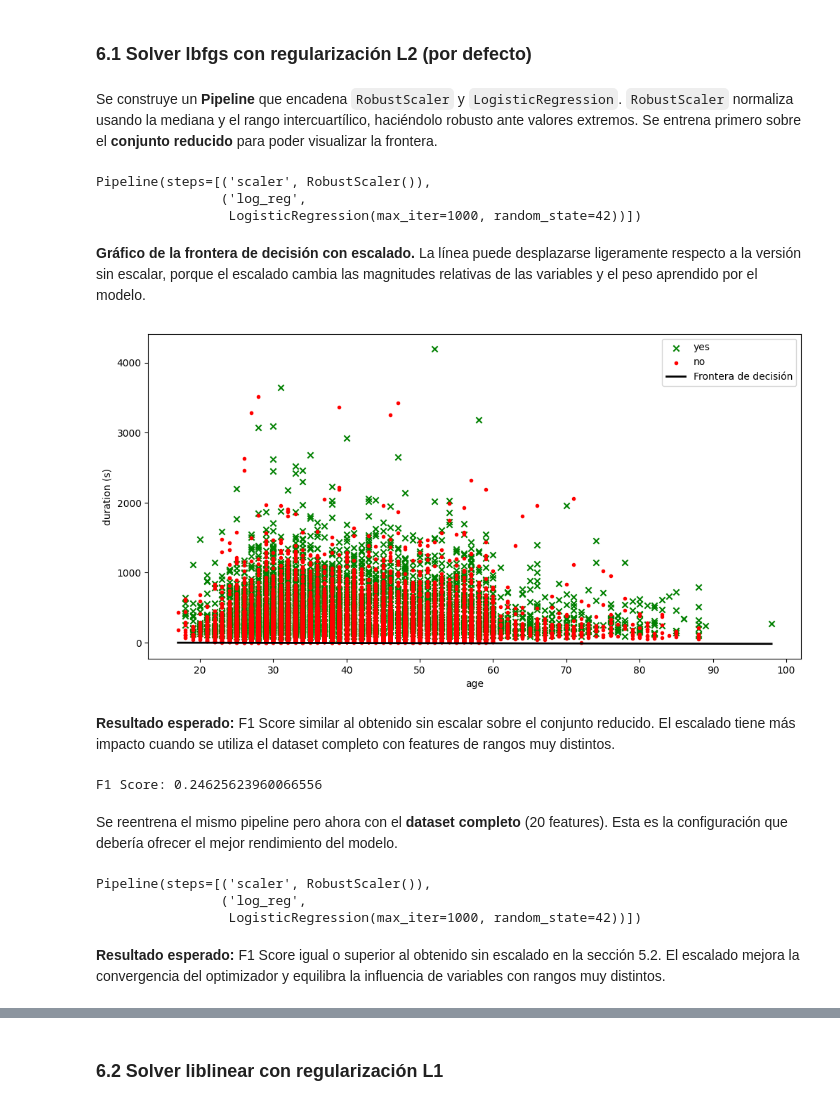
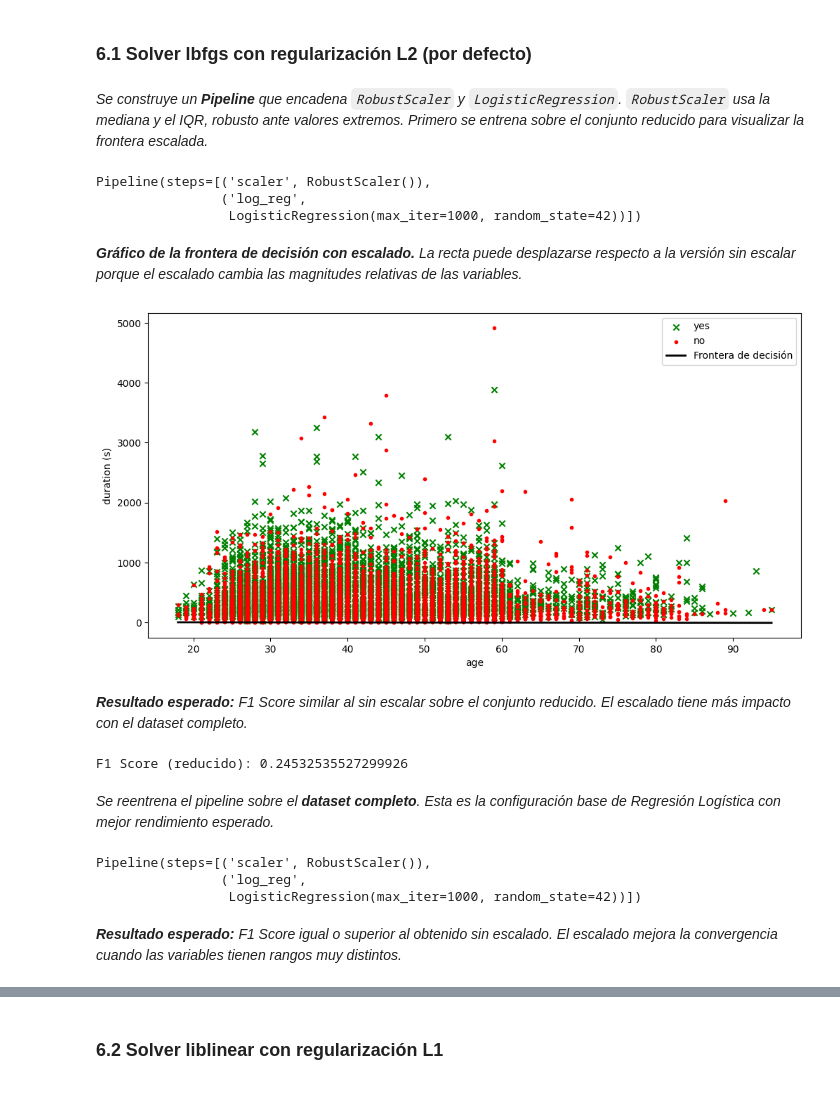
Before and after one commit to Ariellopez21/topicos-d, a Jupyter notebook: tarea_4/Regresion_Logistica_Campana_Bancaria.ipynb, the cells around one changed output, grey strips where cells are left out. Drawn from its saved outputs; the diff is of its cells as text; code cells hidden in the pictures.

```diff
--- a/tarea_4/Regresion_Logistica_Campana_Bancaria.ipynb
+++ b/tarea_4/Regresion_Logistica_Campana_Bancaria.ipynb
@@ -103,5 +85,5 @@ Se carga el dataset desde el archivo CSV. El parámetro `sep=";"` es necesario p
 # %%
-df = pd.read_csv("bank-additional-full.csv", sep=";")
+df = pd.read_csv('bank-full.csv', sep=';')
 # %% [markdown]
 ## 2. Visualización preliminar de la información
 # %% [markdown]
@@ -242,0 +198,5 @@ Se aplica el imputador a los tres subconjuntos y se restaura el resultado como `
+# %%
+cat_cols = X_train.select_dtypes(include='object').columns.tolist()
+num_cols = X_train.select_dtypes(exclude='object').columns.tolist()
+print('Categóricas:', cat_cols)
+print('Numéricas  :', num_cols)
@@ -242,0 +229,4 @@ Se aplica el imputador a los tres subconjuntos y se restaura el resultado como `
+# %%
+X_train_prep = pd.concat([X_train[num_cols], X_train_cat], axis=1)
+X_val_prep   = pd.concat([X_val[num_cols],   X_val_cat],   axis=1)
+X_test_prep  = pd.concat([X_test[num_cols],  X_test_cat],  axis=1)
@@ -243,10 +235,5 @@ Se aplica el imputador a los tres subconjuntos y se restaura el resultado como `
 # %%
-X_train_prep = pd.DataFrame(
-    imputer.fit_transform(X_train_prep),
-    columns=X_train_prep.columns, index=y_train.index)
-X_val_prep = pd.DataFrame(
-    imputer.fit_transform(X_val_prep),
-    columns=X_val_prep.columns, index=y_val.index)
-X_test_prep = pd.DataFrame(
-    imputer.fit_transform(X_test_prep),
-    columns=X_test_prep.columns, index=y_test.index)
+imputer = SimpleImputer(strategy='median')
+X_train_prep = pd.DataFrame(imputer.fit_transform(X_train_prep), columns=X_train_prep.columns, index=X_train_prep.index)
+X_val_prep   = pd.DataFrame(imputer.transform(X_val_prep),       columns=X_val_prep.columns,   index=X_val_prep.index)
+X_test_prep  = pd.DataFrame(imputer.transform(X_test_prep),      columns=X_test_prep.columns,  index=X_test_prep.index)
@@ -353,6 +315,6 @@ F1 Score: 0.5046480743691899
 # %% [markdown]
 ### 6.1 Solver lbfgs con regularización L2 (por defecto)
 # %% [markdown]
-Se construye un **Pipeline** que encadena `RobustScaler` y `LogisticRegression`. `RobustScaler` normaliza usando la mediana y el rango intercuartílico, haciéndolo robusto ante valores extremos. Se entrena primero sobre el **conjunto reducido** para poder visualizar la frontera.
+_Se construye un **Pipeline** que encadena `RobustScaler` y `LogisticRegression`. `RobustScaler` usa la mediana y el IQR, robusto ante valores extremos. Primero se entrena sobre el conjunto reducido para visualizar la frontera escalada._
 # %%
 log_reg_sc = Pipeline([
@@ -365,29 +327,23 @@ Pipeline(steps=[('scaler', RobustScaler()),
                 ('log_reg',
                  LogisticRegression(max_iter=1000, random_state=42))])
 # %% [markdown]
-**Gráfico de la frontera de decisión con escalado.** La línea puede desplazarse ligeramente respecto a la versión sin escalar, porque el escalado cambia las magnitudes relativas de las variables y el peso aprendido por el modelo.
+_**Gráfico de la frontera de decisión con escalado.** La recta puede desplazarse respecto a la versión sin escalar porque el escalado cambia las magnitudes relativas de las variables._
 # %%
 plt.figure(figsize=(12, 6))
-plt.scatter(X_train_reduced["age"][y_train == "yes"],
-            X_train_reduced["duration"][y_train == "yes"], c="g", marker="x", label="yes")
-plt.scatter(X_train_reduced["age"][y_train == "no"],
-            X_train_reduced["duration"][y_train == "no"], c="r", marker=".", label="no")
-plot_lr_decision_boundary(log_reg_sc.named_steps["log_reg"],
-    X_train_reduced["age"].min(), X_train_reduced["age"].max())
-plt.xlabel("age")
-plt.ylabel("duration (s)")
-plt.legend()
-plt.show()
+plt.scatter(X_train_reduced['age'][y_train=='yes'], X_train_reduced['duration'][y_train=='yes'], c='g', marker='x', label='yes')
+plt.scatter(X_train_reduced['age'][y_train=='no'],  X_train_reduced['duration'][y_train=='no'],  c='r', marker='.', label='no')
+plot_lr_decision_boundary(log_reg_sc.named_steps['log_reg'], X_train_reduced['age'].min(), X_train_reduced['age'].max())
+plt.xlabel('age'); plt.ylabel('duration (s)'); plt.legend(); plt.show()
 # %% [output]
-[figure, old version]
+[figure, new version]
 # %% [markdown]
-**Resultado esperado:** F1 Score similar al obtenido sin escalar sobre el conjunto reducido. El escalado tiene más impacto cuando se utiliza el dataset completo con features de rangos muy distintos.
+_**Resultado esperado:** F1 Score similar al sin escalar sobre el conjunto reducido. El escalado tiene más impacto con el dataset completo._
 # %%
-y_pred_reduced_sc = log_reg_sc.predict(X_val_reduced)
-print("F1 Score:", f1_score(y_pred_reduced_sc, y_val, pos_label="yes"))
+y_pred_red_sc = log_reg_sc.predict(X_val_reduced)
+print('F1 Score (reducido):', f1_score(y_pred_red_sc, y_val, pos_label='yes'))
 # %% [output]
-F1 Score: 0.24625623960066556
+F1 Score (reducido): 0.24532535527299926
 # %% [markdown]
-Se reentrena el mismo pipeline pero ahora con el **dataset completo** (20 features). Esta es la configuración que debería ofrecer el mejor rendimiento del modelo.
+_Se reentrena el pipeline sobre el **dataset completo**. Esta es la configuración base de Regresión Logística con mejor rendimiento esperado._
 # %%
 log_reg_sc = Pipeline([
@@ -400,5 +356,5 @@ Pipeline(steps=[('scaler', RobustScaler()),
                 ('log_reg',
                  LogisticRegression(max_iter=1000, random_state=42))])
 # %% [markdown]
-**Resultado esperado:** F1 Score igual o superior al obtenido sin escalado en la sección 5.2. El escalado mejora la convergencia del optimizador y equilibra la influencia de variables con rangos muy distintos.
+_**Resultado esperado:** F1 Score igual o superior al obtenido sin escalado. El escalado mejora la convergencia cuando las variables tienen rangos muy distintos._
 # %%
```
Also changed, not shown: parts of 105 cells of this notebook, 3 other files.
